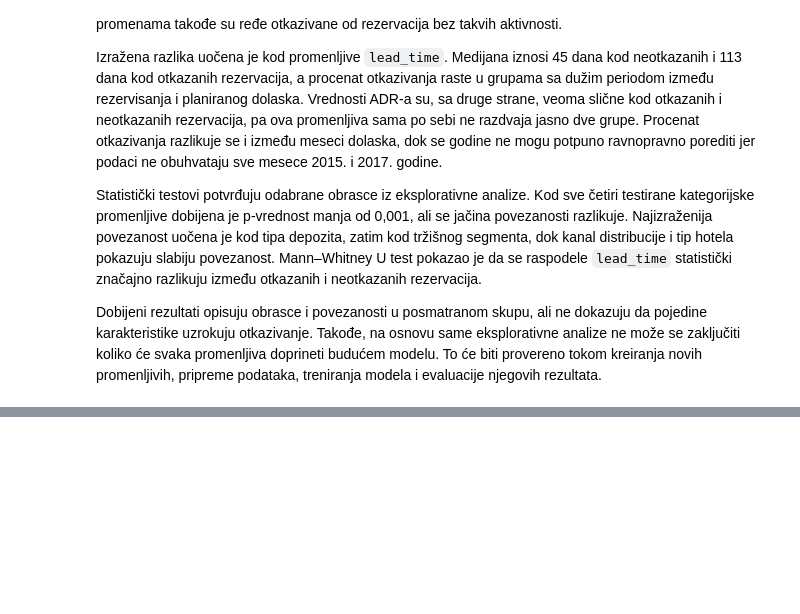
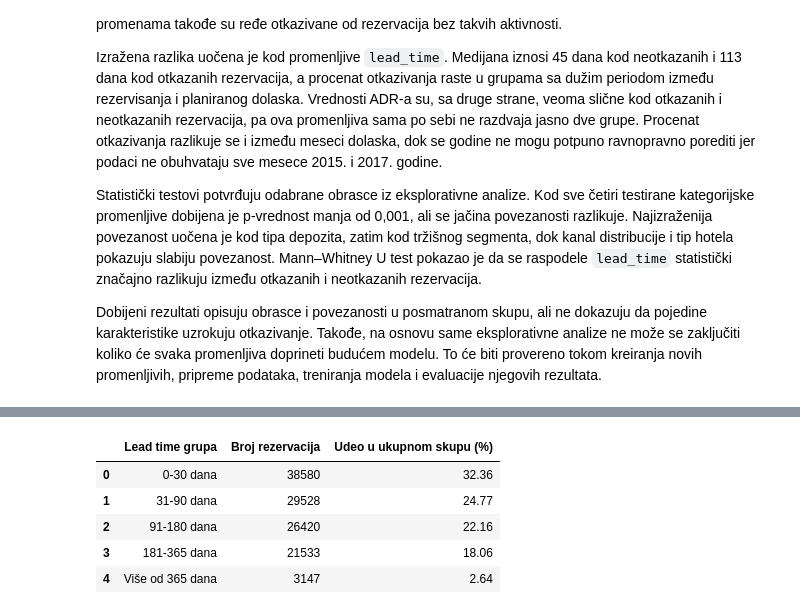
Before and after one commit to angelinalazarevic/Seminarski-UNP---Hotel-Booking, a Jupyter notebook: notebooks/hotel_booking_analysis.ipynb, the cells around one changed output, grey strips where cells are left out. Saved outputs shown, nothing was run; the diff lists cells and outputs as text; code cells hidden in the pictures; blank space fills up the shorter version.

```diff
--- a/notebooks/hotel_booking_analysis.ipynb
+++ b/notebooks/hotel_booking_analysis.ipynb
@@ -1945,0 +2123,46 @@ Dobijeni rezultati opisuju obrasce i povezanosti u posmatranom skupu, ali ne dok
+# %%
+lead_time_bins = [
+    -1,
+    30,
+    90,
+    180,
+    365,
+    np.inf
+]
+
+lead_time_labels = [
+    "0-30 dana",
+    "31-90 dana",
+    "91-180 dana",
+    "181-365 dana",
+    "Više od 365 dana"
+]
+
+model_df["lead_time_group"] = pd.cut(
+    model_df["lead_time"],
+    bins=lead_time_bins,
+    labels=lead_time_labels,
+    include_lowest=True,
+    ordered=True
+)
+
+lead_time_group_summary = (
+    model_df["lead_time_group"]
+    .value_counts(sort=False)
+    .rename_axis("Lead time grupa")
+    .reset_index(name="Broj rezervacija")
+)
+
+lead_time_group_summary["Udeo u ukupnom skupu (%)"] = (
+    lead_time_group_summary["Broj rezervacija"]
+    / len(model_df) * 100
+).round(2)
+
+display(lead_time_group_summary)
+# %% [output]
+|  | Lead time grupa | Broj rezervacija | Udeo u ukupnom skupu (%) |
+| 0 | 0-30 dana | 38580 | 32.36 |
+| 1 | 31-90 dana | 29528 | 24.77 |
+| 2 | 91-180 dana | 26420 | 22.16 |
+| 3 | 181-365 dana | 21533 | 18.06 |
+| 4 | Više od 365 dana | 3147 | 2.64 |
```
Also changed, not shown: parts of 17 cells of this notebook.
